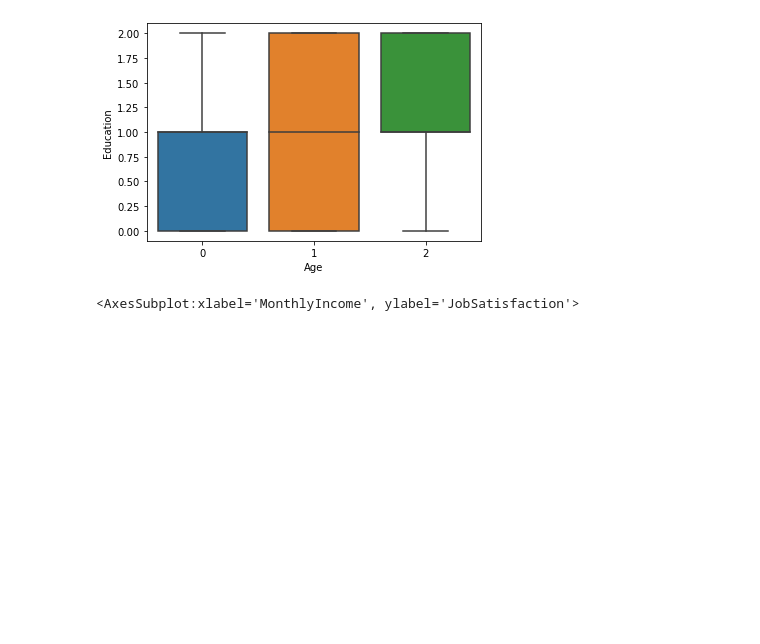
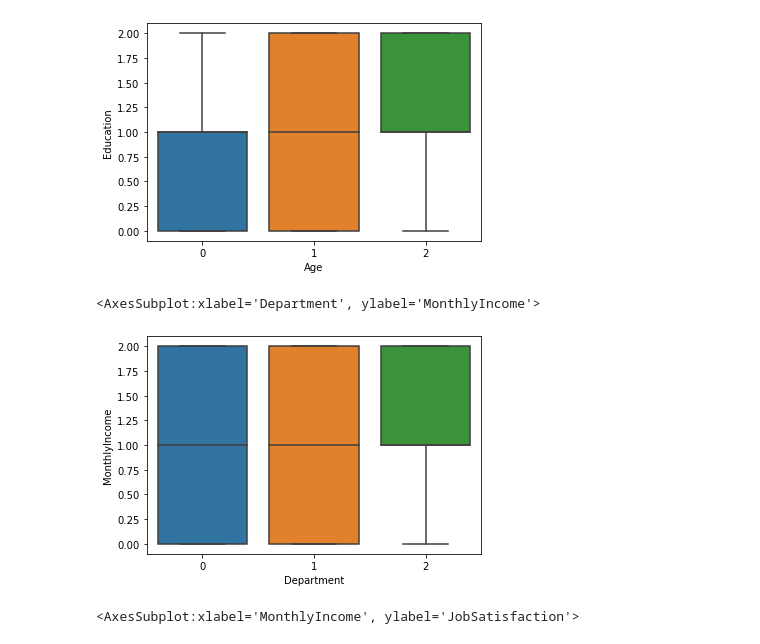
Before and after one commit to EnricoPittini/Job-satisfaction, a Jupyter notebook: Job satisfaction modeling.ipynb, the cells around one changed output. Saved outputs shown, nothing was run; the diff lists cells and outputs as text; code cells hidden in the pictures; blank space fills up the shorter version.

```diff
--- a/Job satisfaction modeling.ipynb
+++ b/Job satisfaction modeling.ipynb
@@ -357,6 +363,11 @@ sns.boxplot(x='Age', y='Education', data=df)
 # %% [output]
 <AxesSubplot:xlabel='Age', ylabel='Education'>
 [figure]
+# %%
+sns.boxplot(x='Department', y='MonthlyIncome', data=df)
+# %% [output]
+<AxesSubplot:xlabel='Department', ylabel='MonthlyIncome'>
+[figure, added]
 # %%
 sns.boxplot(x='MonthlyIncome', y='JobSatisfaction', data=df)
 # %% [output]
```
Also changed, not shown: parts of 47 cells of this notebook, 1 other file.
